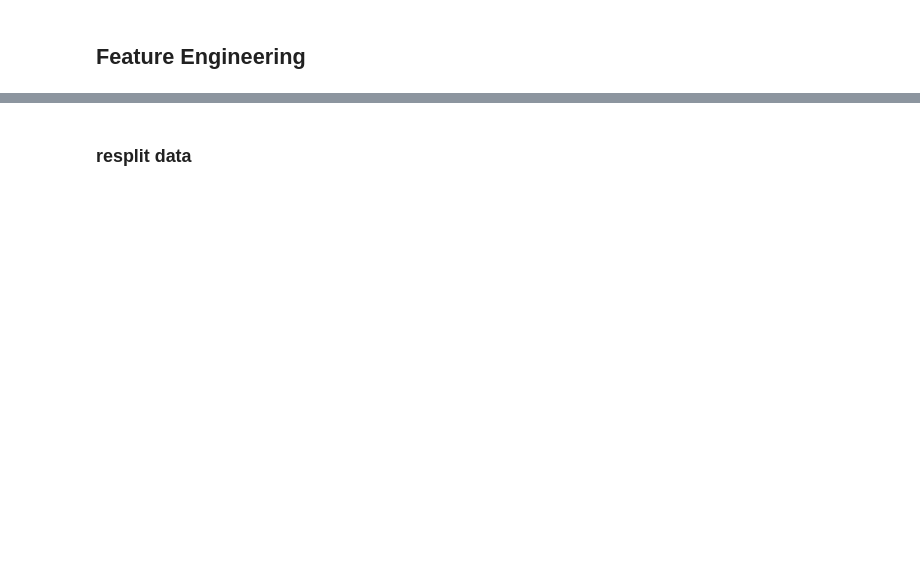
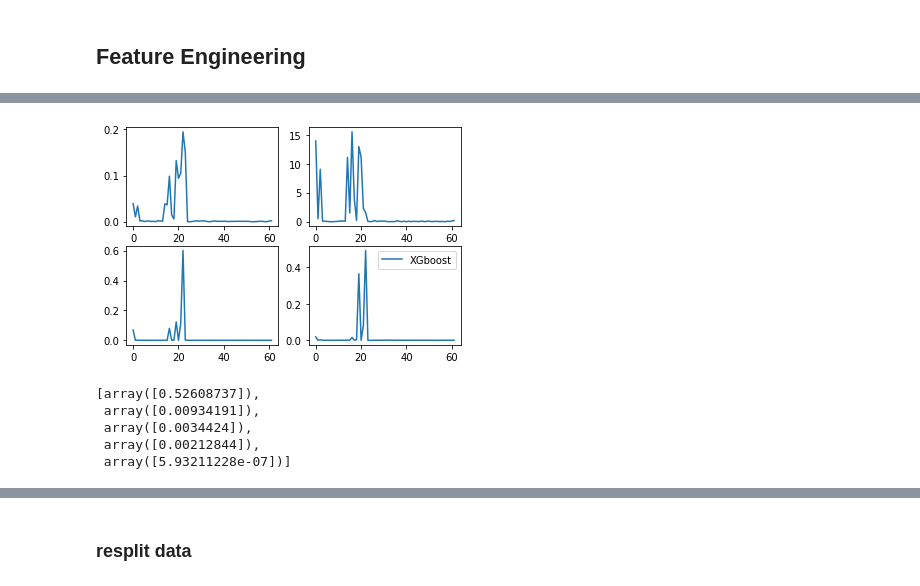
Before and after one commit to wlwlct/Loan-Default-Prediction, a Jupyter notebook: Default Loan Prediction.ipynb, the cells around one changed output, grey strips where cells are left out. Cells and saved outputs as stored; diff of their text form; code cells hidden in the pictures; blank space fills up the shorter version.

```diff
--- a/Default Loan Prediction.ipynb
+++ b/Default Loan Prediction.ipynb
@@ -464,0 +873,13 @@ import xgboost as xgb
+# %%
+# Random forest feature importance
+from sklearn.ensemble import RandomForestClassifier
+FI_RF = RandomForestClassifier()
+FI_RF.fit(X, y)
+FI_RF_importances = FI_RF.feature_importances_
+# %%
+# Logistic Regression coefficient (not suitable for data with multilinearity)
+from sklearn.linear_model import LogisticRegression
+FI_LR  = LogisticRegression()
+FI_LR.fit(X, y)
+
+FI_LR_importances = FI_LR.coef_[0]
@@ -464,0 +894,12 @@ import xgboost as xgb
+# %%
+# Decision Tree
+from sklearn.tree import DecisionTreeClassifier
+FI_tree = DecisionTreeClassifier()
+FI_tree.fit(X, y)
+FI_tree_importance = FI_tree.feature_importances_
+# %%
+# XGboost
+from xgboost import XGBClassifier
+FI_XGboost = XGBClassifier()
+FI_XGboost.fit(X, y)
+FI_XGboost_importance = FI_XGboost.feature_importances_
@@ -464,0 +908,9 @@ import xgboost as xgb
+# %%
+plt.subplot(2,2,1); plt.plot(FI_RF.feature_importances_, label='Random Forest')
+plt.subplot(2,2,2); plt.plot(np.abs(FI_LR.coef_[0]), label = 'Logistic Regression')
+plt.subplot(2,2,3); plt.plot(FI_tree.feature_importances_, label = 'Decision Tree')
+plt.subplot(2,2,4); plt.plot(FI_XGboost.feature_importances_, label = 'XGboost')
+plt.legend()
+plt.show()
+# %% [output]
+[figure, added]
@@ -464,0 +924,8 @@ import xgboost as xgb
+# %%
+sorted(selected_features, reverse=True)[:5]
+# %% [output]
+[array([0.52608737]),
+ array([0.00934191]),
+ array([0.0034424]),
+ array([0.00212844]),
+ array([5.93211228e-07])]
```
Also changed, not shown: parts of 115 cells of this notebook.
